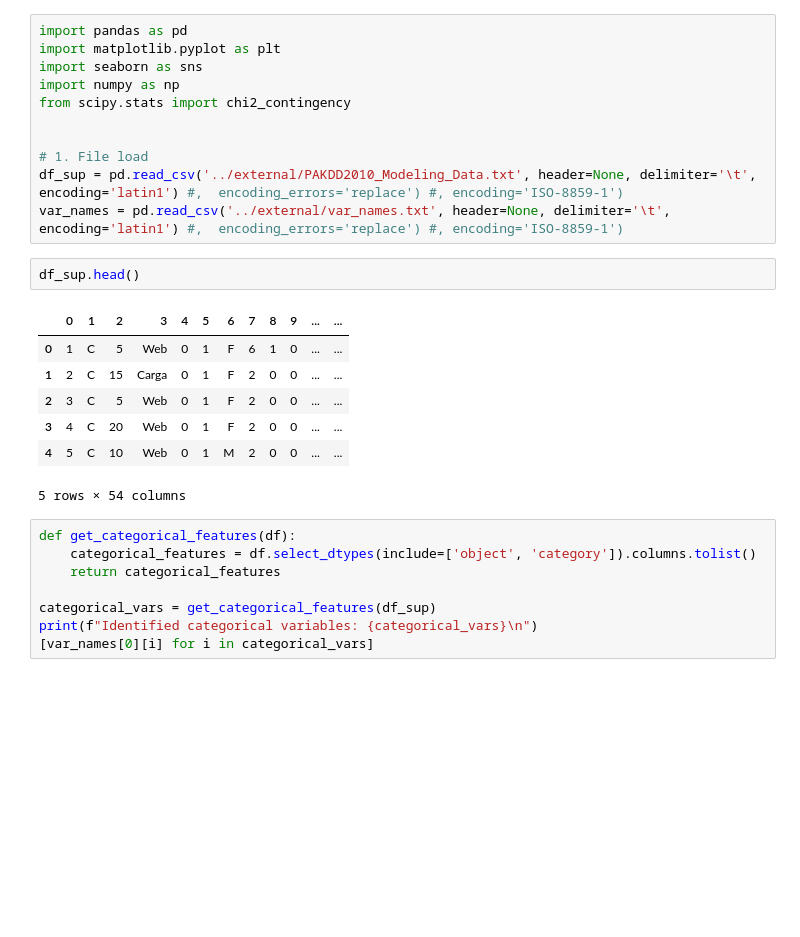
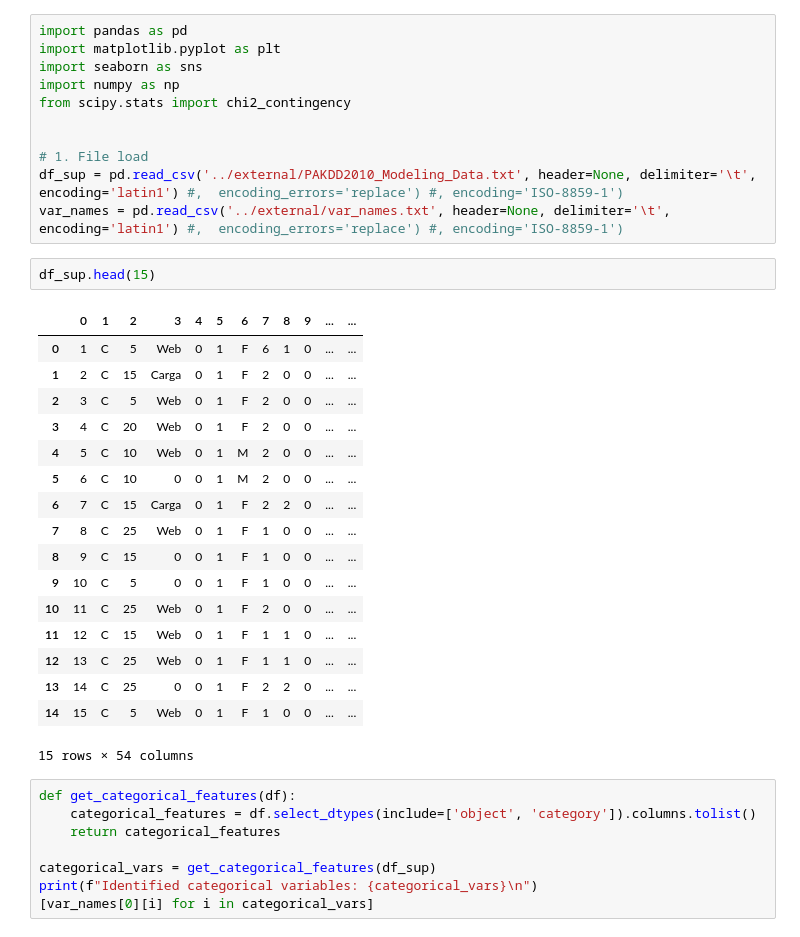
Before and after one commit to alkimer/CreditRiskAnalysisProject, a Jupyter notebook: data/Categorical.ipynb, the cells around one changed output. Cells and saved outputs as stored; diff of their text form; blank space fills up the shorter version.

```diff
--- a/data/Categorical.ipynb
+++ b/data/Categorical.ipynb
@@ -12,15 +12,25 @@ from scipy.stats import chi2_contingency
 df_sup = pd.read_csv('../external/PAKDD2010_Modeling_Data.txt', header=None, delimiter='\t', encoding='latin1') #,  encoding_errors='replace') #, encoding='ISO-8859-1')
 var_names = pd.read_csv('../external/var_names.txt', header=None, delimiter='\t', encoding='latin1') #,  encoding_errors='replace') #, encoding='ISO-8859-1')
 # %%
-df_sup.head()
+df_sup.head(15)
 # %% [output]
 |  | 0 | 1 | 2 | 3 | 4 | 5 | 6 | 7 | 8 | 9 | ... | ... |
 | 0 | 1 | C | 5 | Web | 0 | 1 | F | 6 | 1 | 0 | ... | ... |
 | 1 | 2 | C | 15 | Carga | 0 | 1 | F | 2 | 0 | 0 | ... | ... |
 | 2 | 3 | C | 5 | Web | 0 | 1 | F | 2 | 0 | 0 | ... | ... |
 | 3 | 4 | C | 20 | Web | 0 | 1 | F | 2 | 0 | 0 | ... | ... |
 | 4 | 5 | C | 10 | Web | 0 | 1 | M | 2 | 0 | 0 | ... | ... |
+| 5 | 6 | C | 10 | 0 | 0 | 1 | M | 2 | 0 | 0 | ... | ... |
+| 6 | 7 | C | 15 | Carga | 0 | 1 | F | 2 | 2 | 0 | ... | ... |
+| 7 | 8 | C | 25 | Web | 0 | 1 | F | 1 | 0 | 0 | ... | ... |
+| 8 | 9 | C | 15 | 0 | 0 | 1 | F | 1 | 0 | 0 | ... | ... |
+| 9 | 10 | C | 5 | 0 | 0 | 1 | F | 1 | 0 | 0 | ... | ... |
+| 10 | 11 | C | 25 | Web | 0 | 1 | F | 2 | 0 | 0 | ... | ... |
+| 11 | 12 | C | 15 | Web | 0 | 1 | F | 1 | 1 | 0 | ... | ... |
+| 12 | 13 | C | 25 | Web | 0 | 1 | F | 1 | 1 | 0 | ... | ... |
+| 13 | 14 | C | 25 | 0 | 0 | 1 | F | 2 | 2 | 0 | ... | ... |
+| 14 | 15 | C | 5 | Web | 0 | 1 | F | 1 | 0 | 0 | ... | ... |
-5 rows × 54 columns
+15 rows × 54 columns
 # %%
 def get_categorical_features(df):
     categorical_features = df.select_dtypes(include=['object', 'category']).columns.tolist()
```
Also changed, not shown: parts of 14 cells of this notebook, 2 other files.
